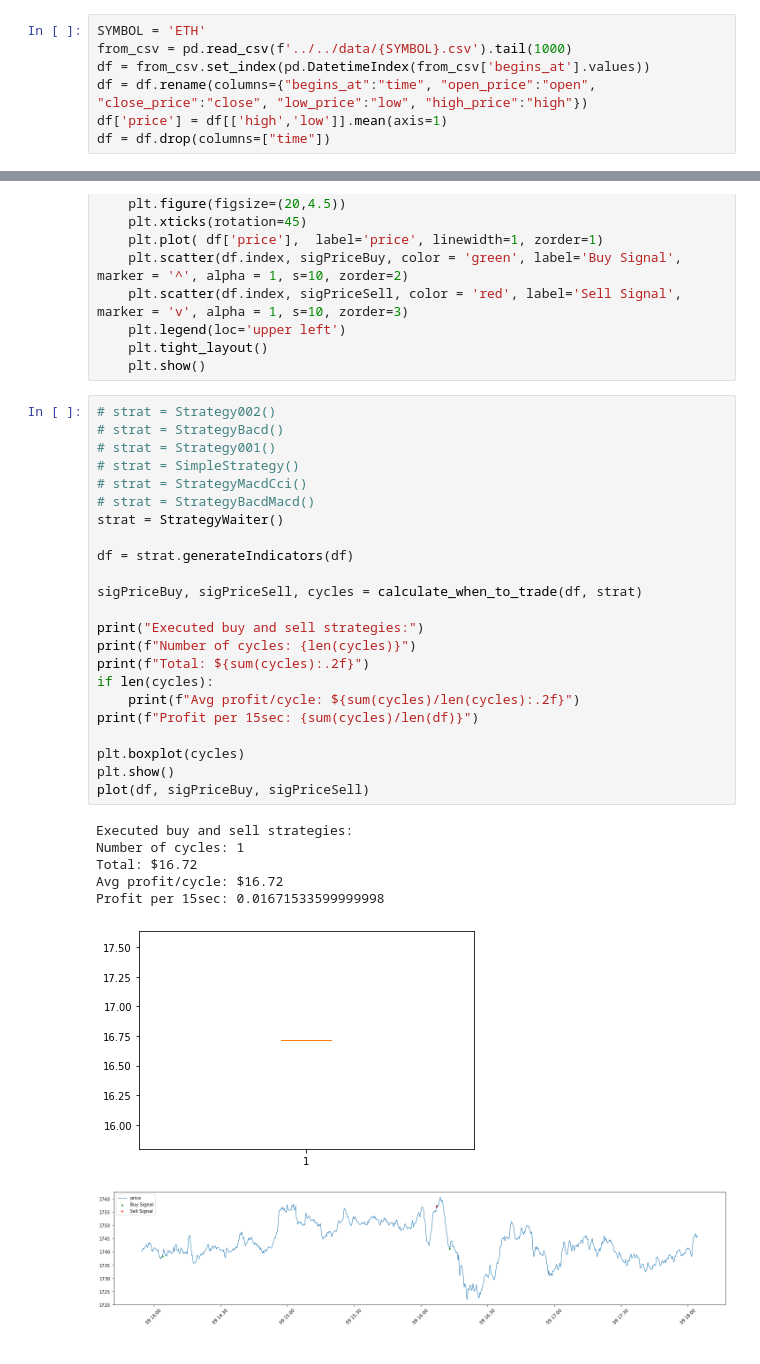
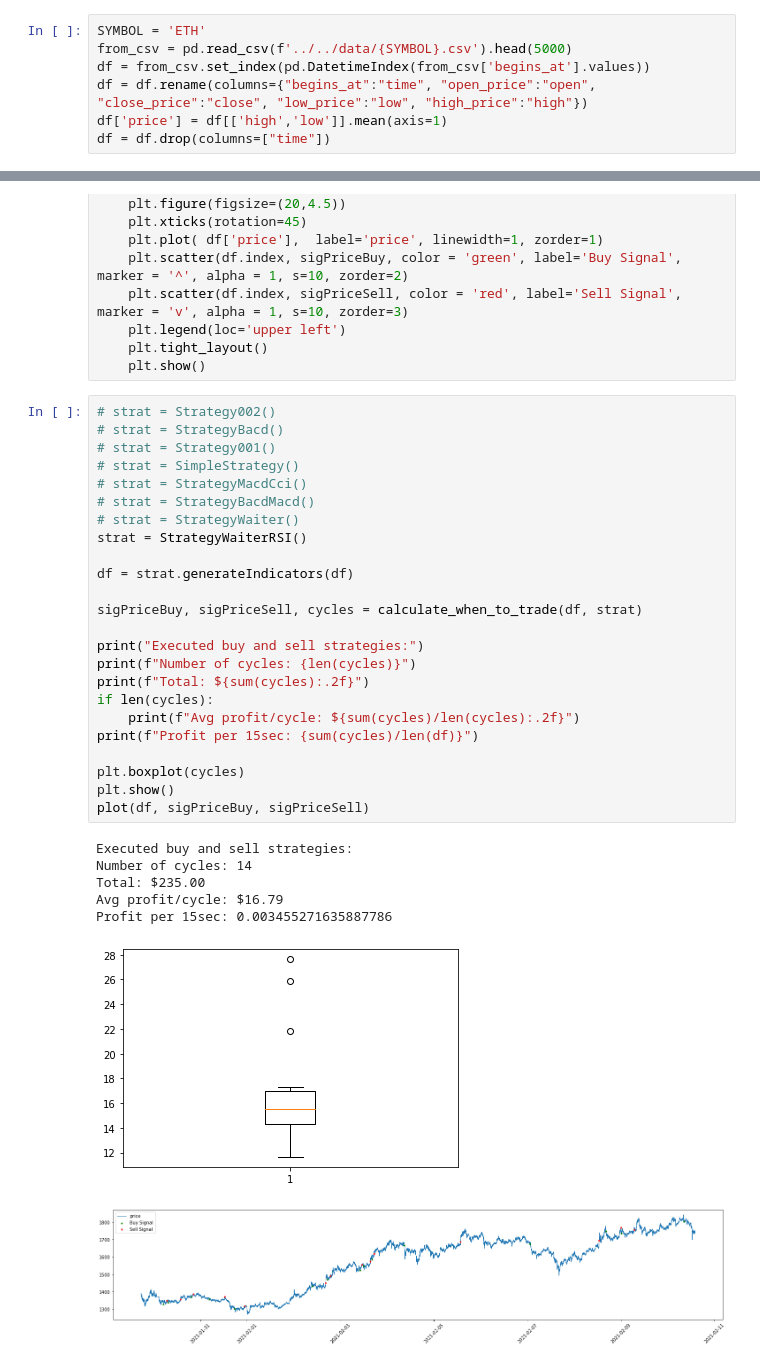
Before and after one commit to jsngalloway/night-trader, a Jupyter notebook: night_trader/strategies/strat_test.ipynb, the cells around one changed output, grey strips where cells are left out. Cells and saved outputs as stored; diff of their text form.

Commit message:
rsi waiting strat

```diff
--- a/night_trader/strategies/strat_test.ipynb
+++ b/night_trader/strategies/strat_test.ipynb
@@ -21,6 +21,6 @@ from strategies.strategy_waiting_game import StrategyWaiter
 # %%
 SYMBOL = 'ETH'
-from_csv = pd.read_csv(f'../../data/{SYMBOL}.csv').tail(1000)
+from_csv = pd.read_csv(f'../../data/{SYMBOL}.csv').head(5000)
 df = from_csv.set_index(pd.DatetimeIndex(from_csv['begins_at'].values))
 df = df.rename(columns={"begins_at":"time", "open_price":"open", "close_price":"close", "low_price":"low", "high_price":"high"})
 df['price'] = df[['high','low']].mean(axis=1)
@@ -61,31 +61,32 @@ def plot(df, sigPriceBuy, sigPriceSell):
 # %%
 # strat = Strategy002()
 # strat = StrategyBacd()
 # strat = Strategy001()
 # strat = SimpleStrategy()
 # strat = StrategyMacdCci()
 # strat = StrategyBacdMacd()
-strat = StrategyWaiter()
+# strat = StrategyWaiter()
+strat = StrategyWaiterRSI()
 
 df = strat.generateIndicators(df)
 
 sigPriceBuy, sigPriceSell, cycles = calculate_when_to_trade(df, strat)
 
 print("Executed buy and sell strategies:")
 print(f"Number of cycles: {len(cycles)}")
 print(f"Total: ${sum(cycles):.2f}")
 if len(cycles):
     print(f"Avg profit/cycle: ${sum(cycles)/len(cycles):.2f}")
 print(f"Profit per 15sec: {sum(cycles)/len(df)}")
 
 plt.boxplot(cycles)
 plt.show()
 plot(df, sigPriceBuy, sigPriceSell)
 # %% [output]
 Executed buy and sell strategies:
-Number of cycles: 1
-Total: $16.72
-Avg profit/cycle: $16.72
-Profit per 15sec: 0.01671533599999998
+Number of cycles: 14
+Total: $235.00
+Avg profit/cycle: $16.79
+Profit per 15sec: 0.003455271635887786
-[figure, old version]
+[figure, new version]
-[figure, old version]
+[figure, new version]
```
Also changed, not shown: parts of 1 cell of this notebook, 3 other files.
